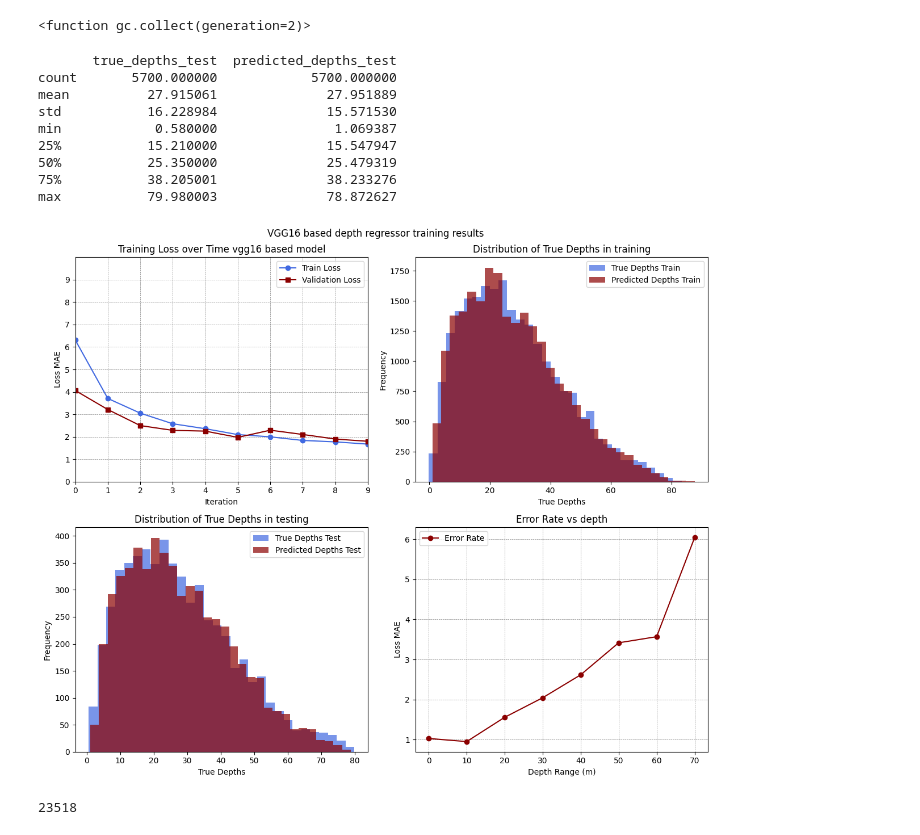
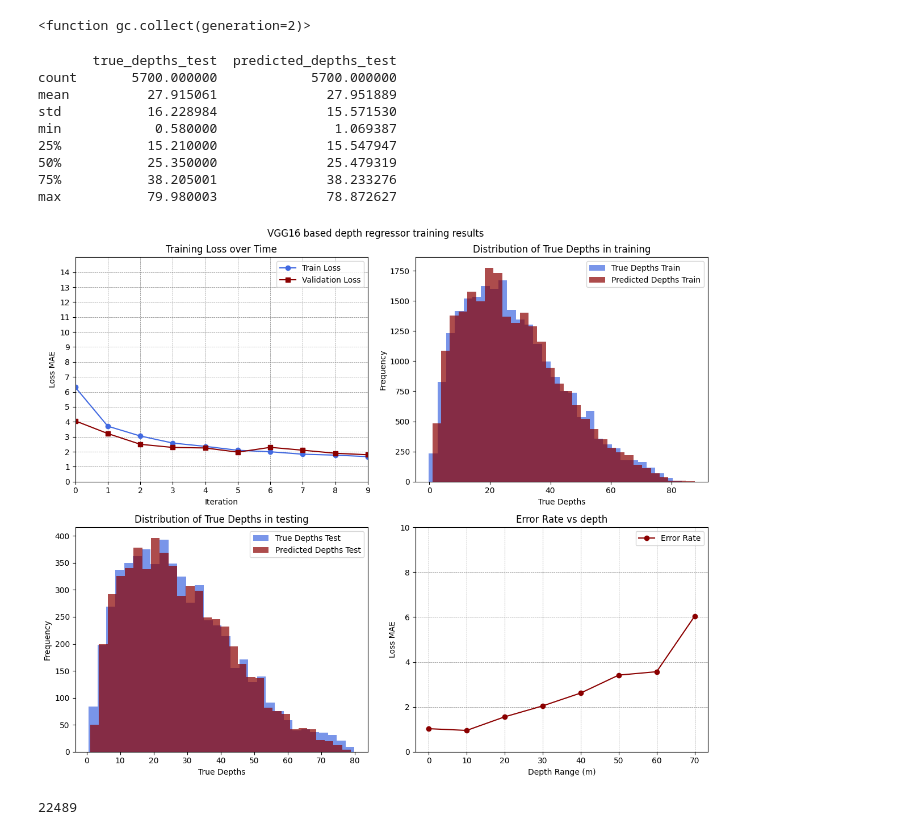
Before and after one commit to TPdkr/thesis, a Jupyter notebook: src/zhu_model.ipynb, the cells around one changed output. Cells and saved outputs as stored; diff of their text form; code cells hidden in the pictures.

Commit message:
changed the visualizations to use exisiting functions for consistency

```diff
--- a/src/zhu_model.ipynb
+++ b/src/zhu_model.ipynb
@@ -392,86 +394,35 @@ gc.collect
 # %%
 # TRAINING AND TEST LOS IN EACH EPOCH
 error_scores_df = pd.read_csv("../data/error_scores_vgg16.csv")
-train_error = error_scores_df["train_error"].tolist()
-test_error = error_scores_df["test_error"].tolist()
 
 # DEPTH DISTRIBUTION
 depths_train_df = pd.read_csv("../data/depths_train_vgg16.csv")
 depths_test_df = pd.read_csv("../data/depths_test_vgg16.csv")
 print(depths_test_df.describe())
 
-# ERROR RATE DEPENDING ON DEPTH
-error_fn = nn.L1Loss()
-error= np.array([])
-for i in range (8):
-    # masks
-    depths_in_range_true = (depths_test_df["true_depths_test"]<=(i+1)*10) & (depths_test_df["true_depths_test"]>=i*10)
+path = "../visualizations/overview_vgg16.png"
+title = "VGG16 based depth regressor training results"
 
-    # data
-    true_depths = depths_test_df["true_depths_test"][depths_in_range_true]
-    predicted_depths = depths_test_df["predicted_depths_test"][depths_in_range_true]
+overviewPlot(
+    error_scores_df=error_scores_df,
+    depths_train_df=depths_train_df,
+    depths_test_df=depths_test_df,
+    title=title,
+    save_as=path,
+    markers=True
+)
 
-    error_rate = error_fn(torch.from_numpy(true_depths.values), torch.from_numpy(predicted_depths.values))
-    error = np.append(error, error_rate.item())
-
-
-
-fig, axes = plt.subplots(nrows=2, ncols=2, figsize=(12, 10))
-axes = axes.flatten()
-
-for i, ax in enumerate(axes):
-    if i == 0:
-        ax.plot(train_error, label="Train Loss", color="royalblue", marker='o')
-        ax.plot(test_error, label="Validation Loss", color="darkred", marker='s')
-        ax.set_xlabel("Iteration")
-        ax.set_ylabel("Loss MAE")
-        ax.set_ylim(0, 10)
-        ax.set_xlim(0, len(train_error)-1)
-        ax.set_yticks(np.arange(0, 10, 1))
-        ax.set_title("Training Loss over Time vgg16 based model")
-        ax.grid(color='gray', linestyle='--', linewidth=0.5)
-        ax.legend()
-    if i==1:
-        #true depths are shown along the predicted depths for tain
-        ax.hist(depths_train_df["true_depths"], bins=30, label="True Depths Train", color="royalblue", alpha=0.7)
-        ax.hist(depths_train_df["predicted_depths"], bins=30, label="Predicted Depths Train", color="darkred", alpha=0.7)
-        ax.set_xlabel("True Depths")
-        ax.set_ylabel("Frequency")
-        ax.set_title("Distribution of True Depths in training")
-        ax.legend()
-    if i==2:
-        #true depths are shown along the predicted depths for test
-        ax.hist(depths_test_df["true_depths_test"], bins=30, label="True Depths Test", color="royalblue", alpha=0.7)
-        ax.hist(depths_test_df["predicted_depths_test"], bins=30, label="Predicted Depths Test", color="darkred", alpha=0.7)
-        ax.set_xlabel("True Depths")
-        ax.set_ylabel("Frequency")
-        ax.set_title("Distribution of True Depths in testing")
-        ax.legend()
-    if i==3:
-        ax.plot(np.arange(0, 80, 10), error, label="Error Rate", color="darkred", marker='o')
-        ax.set_xlabel("Depth Range (m)")
-        ax.set_ylabel("Loss MAE")
-        ax.set_title("Error Rate vs depth")
-        ax.set_xticks(np.arange(0, 80, 10))
-        ax.grid(color='gray', linestyle='--', linewidth=0.5)
-        ax.legend()
-
-plt.suptitle("VGG16 based depth regressor training results")
-plt.tight_layout()
-fig.savefig("../visualizations/overview_vgg16.png")
-plt.show()
-
-del error_scores_df, depths_train_df, depths_test_df, error
+del error_scores_df, depths_train_df, depths_test_df
 gc.collect()
 # %% [output]
        true_depths_test  predicted_depths_test
 count       5700.000000            5700.000000
 mean          27.915061              27.951889
 std           16.228984              15.571530
 min            0.580000               1.069387
 25%           15.210000              15.547947
 50%           25.350000              25.479319
 75%           38.205001              38.233276
 max           79.980003              78.872627
-[figure, old version]
+[figure, new version]
-23518
+22489
```
Also changed, not shown: parts of 1 cell of this notebook, 1 other file.
